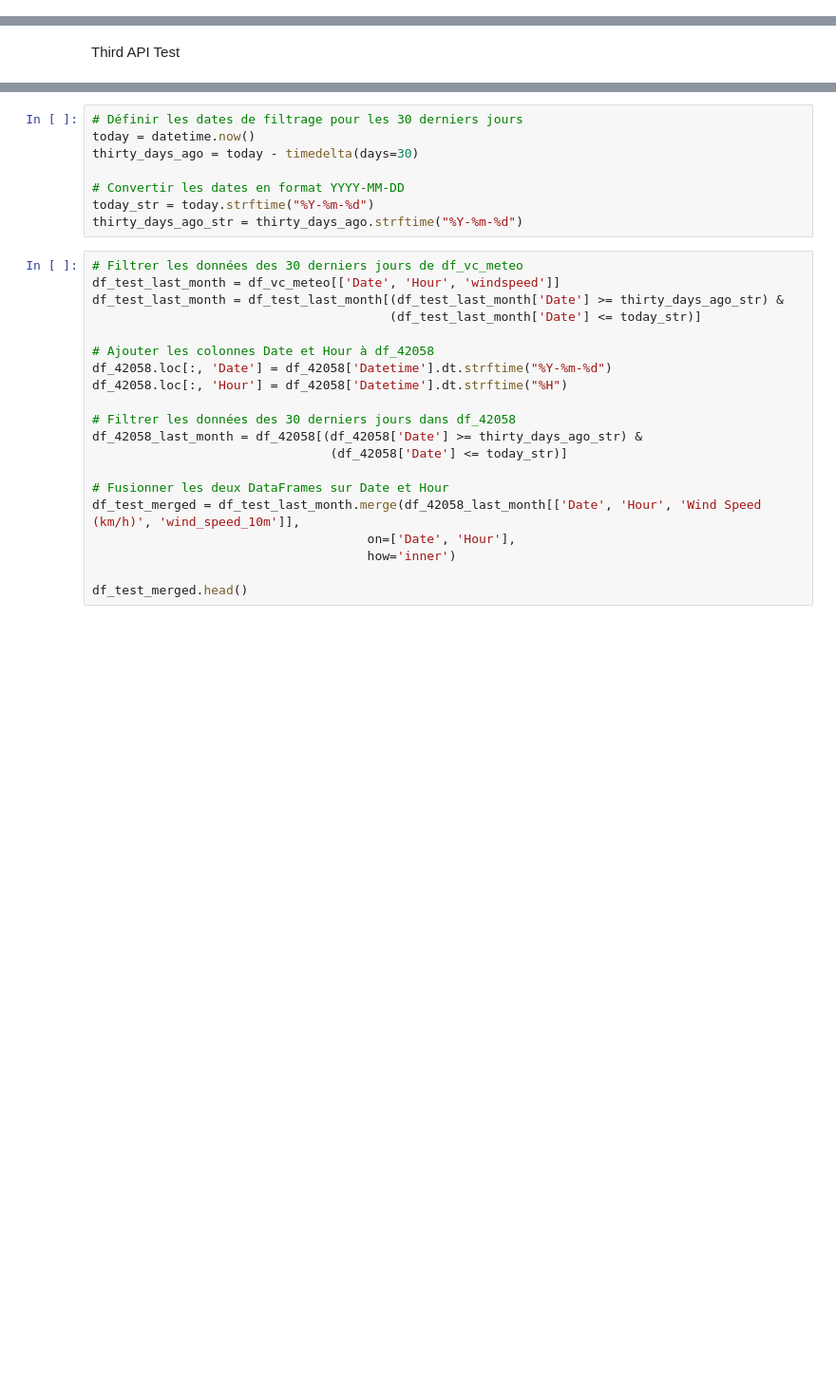
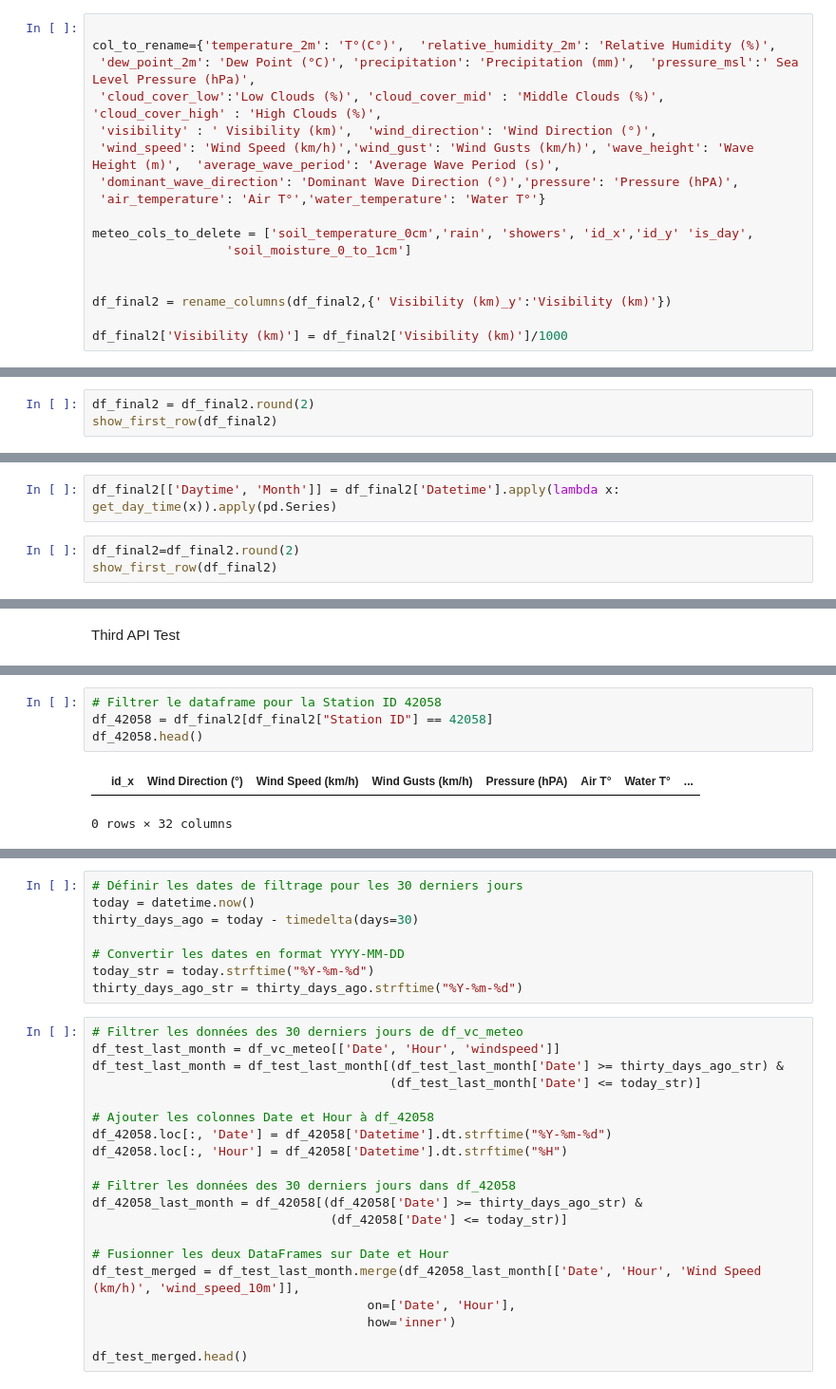
Before and after one commit to flosrv/Mes-Projets, a Jupyter notebook: Oceanography-Project-WIP/silver_step.ipynb, the cells around one changed output, grey strips where cells are left out. Shown: that part at 95% size. Saved outputs shown, nothing was run; the diff lists cells and outputs as text; blank space fills up the shorter version.

```diff
--- a/Oceanography-Project-WIP/silver_step.ipynb
+++ b/Oceanography-Project-WIP/silver_step.ipynb
@@ -700,0 +659,17 @@ df_final.isnull().sum()
+# %%
+
+col_to_rename={'temperature_2m': 'T°(C°)',  'relative_humidity_2m': 'Relative Humidity (%)',
+ 'dew_point_2m': 'Dew Point (°C)', 'precipitation': 'Precipitation (mm)',  'pressure_msl':' Sea Level Pressure (hPa)',
+ 'cloud_cover_low':'Low Clouds (%)', 'cloud_cover_mid' : 'Middle Clouds (%)',	 'cloud_cover_high' : 'High Clouds (%)',
+ 'visibility' : ' Visibility (km)',  'wind_direction': 'Wind Direction (°)',
+ 'wind_speed': 'Wind Speed (km/h)','wind_gust': 'Wind Gusts (km/h)', 'wave_height': 'Wave Height (m)',  'average_wave_period': 'Average Wave Period (s)',
+ 'dominant_wave_direction': 'Dominant Wave Direction (°)','pressure': 'Pressure (hPA)',
+ 'air_temperature': 'Air T°','water_temperature': 'Water T°'}
+
+meteo_cols_to_delete = ['soil_temperature_0cm','rain', 'showers', 'id_x','id_y' 'is_day',
+                  'soil_moisture_0_to_1cm']
+
+
+df_final2 = rename_columns(df_final2,{' Visibility (km)_y':'Visibility (km)'})
+
+df_final2['Visibility (km)'] = df_final2['Visibility (km)']/1000
@@ -700,0 +686,3 @@ df_final.isnull().sum()
+# %%
+df_final2 = df_final2.round(2)
+show_first_row(df_final2)
@@ -700,0 +707,5 @@ df_final.isnull().sum()
+# %%
+df_final2[['Daytime', 'Month']] = df_final2['Datetime'].apply(lambda x: get_day_time(x)).apply(pd.Series)
+# %%
+df_final2=df_final2.round(2)
+show_first_row(df_final2)
@@ -718 +780,8 @@ df_42058.head()
+# %%
+# Filtrer le dataframe pour la Station ID 42058
+df_42058 = df_final2[df_final2["Station ID"] == 42058]
+df_42058.head()
+# %% [output]
+|  | id_x | Wind Direction (°) | Wind Speed (km/h) | Wind Gusts (km/h) | Pressure (hPA) | Air T° | Water T° | ... |
+0 rows × 32 columns
 # %%
```
Also changed, not shown: parts of 66 cells of this notebook, 6 other files.
